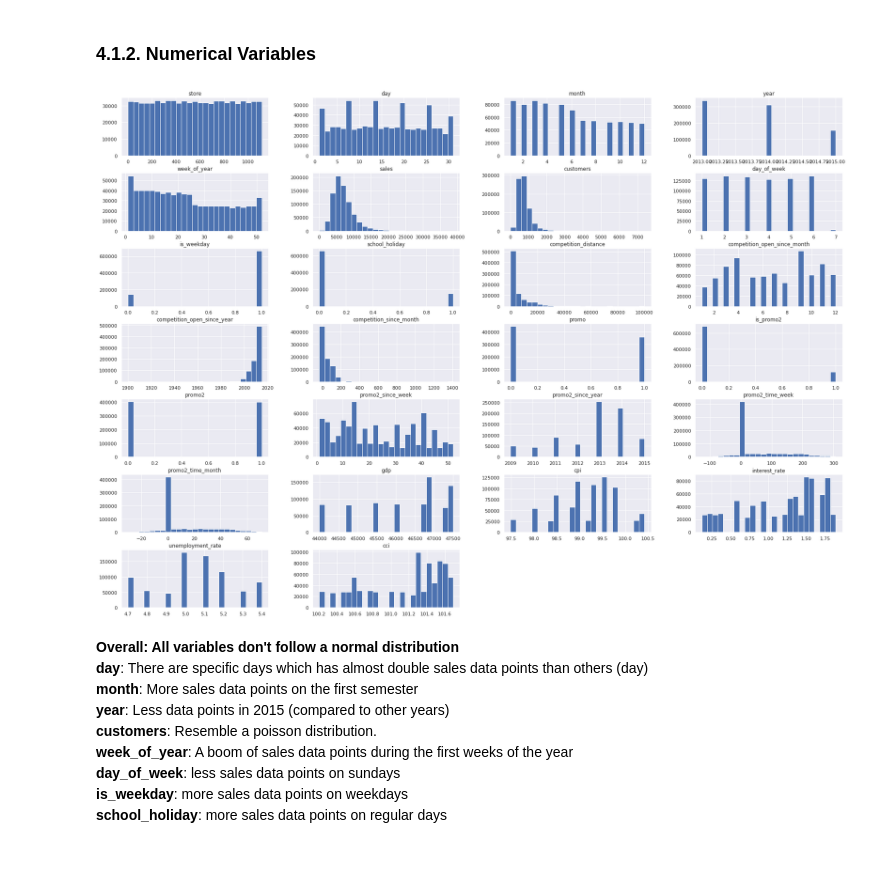
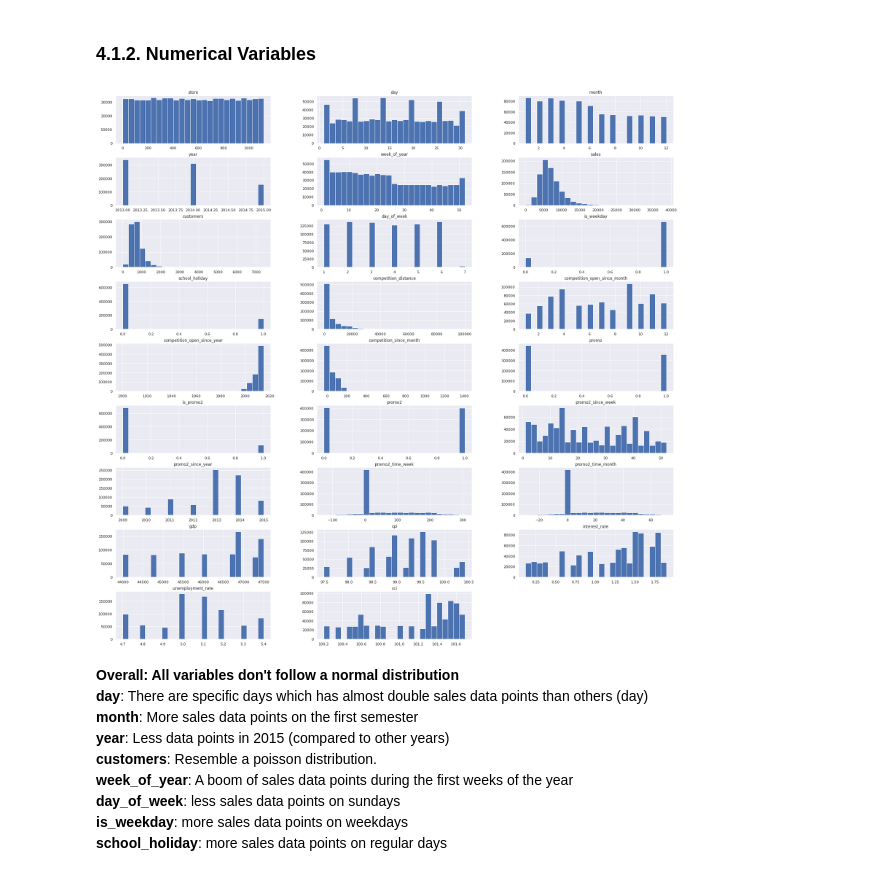
Before and after one commit to alanmaehara/Sales-Prediction, a Jupyter notebook: notebooks/cycle02_rossmann_sales_prediction.ipynb, the cells around one changed output. Drawn from its saved outputs; the diff is of its cells as text; code cells hidden in the pictures.

```diff
--- a/notebooks/cycle02_rossmann_sales_prediction.ipynb
+++ b/notebooks/cycle02_rossmann_sales_prediction.ipynb
@@ -1273,9 +1273,9 @@ sns.distplot(df4_train['sales'], kde = True);
 # select numerical variables
 num_feat = df4_train.select_dtypes( include = ['int64', 'float64'])
 # %%
-num_feat.hist(bins = 25, figsize = (30,25), layout = (8,4));
+num_feat.hist(bins = 25, figsize = (30,30), layout = (9,3));
 # %% [output]
-[figure, old version]
+[figure, new version]
 # %% [markdown]
  **Overall: All variables don't follow a normal distribution**
  **day**: There are specific days which has almost double sales data points than others (day)
```
Also changed, not shown: parts of 9 cells of this notebook, 32 other files.
